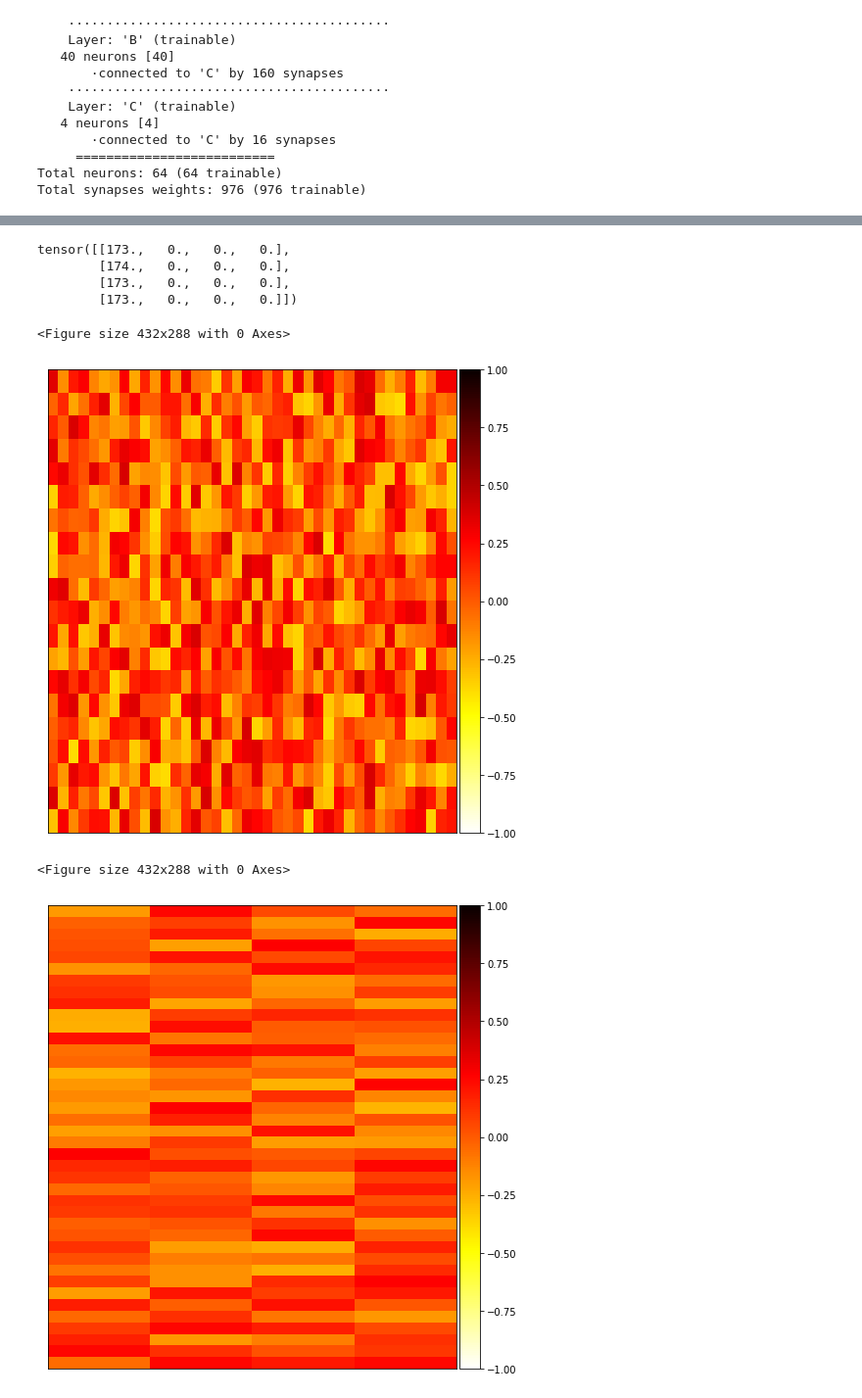
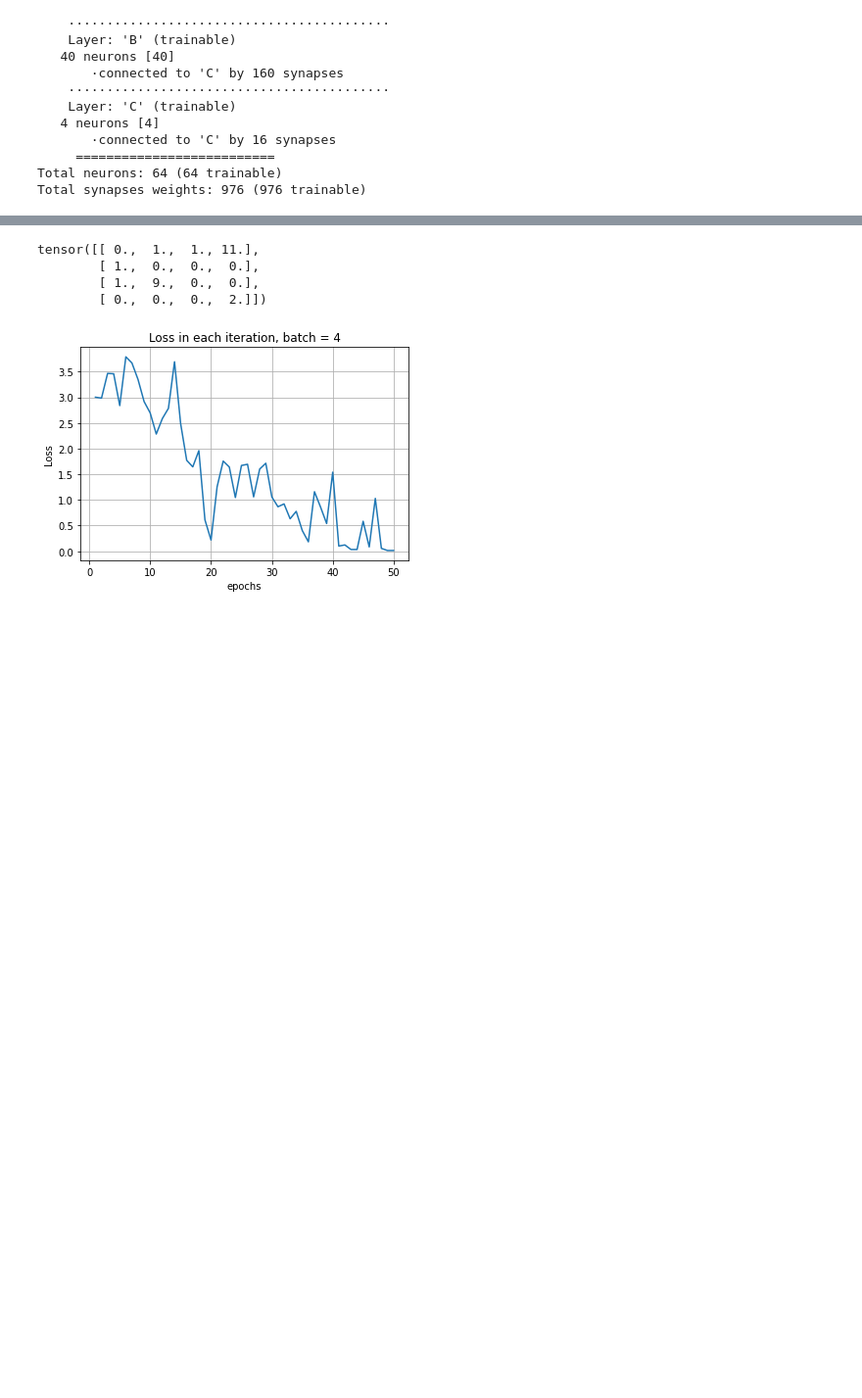
Before and after one commit to aravsi77/spiking_neural_network_thesis, a Jupyter notebook: test_bindsnet_simulation.ipynb, the cells around one changed output, grey strips where cells are left out. Shown at 98% size. Saved outputs shown, nothing was run; the diff lists cells and outputs as text; code cells hidden in the pictures; blank space fills up the shorter version.

```diff
--- a/test_bindsnet_simulation.ipynb
+++ b/test_bindsnet_simulation.ipynb
@@ -219,12 +276,12 @@ time = 350 #in millisecond
 batch = 4 #batch size
 decay_time = 150 #wait till the membrane voltage to decay
 #other parameters according Lee et.al(2016)
-alpha = [10 ,3]
+alpha = [8 ,2]
 beta  = 10
 lamda = 0.002
 rho   = 0.0001
-eta_w  = 0.002        #learning rate for synaptic weight
-eta_th = 0.1 * eta_w  #learning rate for voltage threshold
+eta_w  = 0.02        #learning rate for synaptic weight
+eta_th = 1 * eta_w  #learning rate for voltage threshold
 T_ref = 1               #refractory period
 t_mp  = 20            #decay time
 v_rest = -65          #default neuron rest voltage
@@ -294,8 +351,8 @@ network.add_connection(
 recurrent_connection = Connection(
     source = target_layer,
     target= target_layer,
-    w = 0.001 * (torch.eye(target_layer.n)-1),
-    #w = 0.4 * (torch.eye(target_layer.n)-1),
+    #w = 0.001 * (torch.eye(target_layer.n)-1),
+    w = 0.6 * (torch.eye(target_layer.n)-1),
 )
 
 network.add_connection(
@@ -400,7 +457,7 @@ tensor([[-3.8688e-01,  1.7968e-01, -6.1006e-03,  1.6757e-01, -9.9369e-02,
 #input_data= encoding.poisson(datum=input_rates, time=time * batch)  # Encode input as time ms Poisson spike trains.
 #inputs = {"A":input_data}
 
-spike_rate = 350 #maximum spike rate in hz
+spike_rate = 250 #maximum spike rate in hz
 input_data = torch.zeros(time * batch , nodes[0])
 for j in range(batch):
     input_rates = spike_rate * torch.rand(source_layer.n)
@@ -444,6 +505,9 @@ L = torch.zeros(epochs) #store in the vector
 l = torch.zeros(batch)
 plot_train = False
 y_pred = torch.zeros(batch,nodes[2])
+
+dt = torch.linspace(0,time-1,time) #the time axis
+ref_spike = torch.exp(-dt/t_mp)
 
 for i in range(epochs): #loop for each epoch
     for j in range(batch): #loop for each training sample in a batch
@@ -475,6 +539,8 @@ for i in range(epochs): #loop for each epoch
 
         a_hidden = spikes["B"].squeeze().float() #get the spike activity at the hidden layer
         a_out    = spikes["C"].squeeze().float() #get the spike activity at the output layer
+        #a_hidden  = voltages["B"].squeeze() #get the spike voltage activity at the hidden layer
+        #a_out = voltages["C"].squeeze() #get the spike voltage activity at the output layer
 
         #save the spike activity value
         y_pred[j,:] = torch.sum(a_out,dim=0)
@@ -482,18 +548,18 @@ for i in range(epochs): #loop for each epoch
         print(torch.sum(a_out,dim=0)) #print the spike's output activity
         #print(torch.sum(a_hidden,dim=0)) #print the spike's hidden activity
 
-        x_hidden = input_data
+        x_hidden = inputs["A"].squeeze()#input_data
         x_out    = a_hidden
 
         #2. calculate and keep track the loss
-        if (batch==1): #if the only one training sample
+        if (batch==1): #if the only one training sample used
             l[j] = loss_output(y,a_out)       #y[j,:]
 
-            delta_i_out    =  error_backprop_out(y,a_out)#y[j,:]
+            delta_i_out    =  error_backprop_out(network,y,a_out)#y[j,:]
         else: #multiple training sample in  a batch
             l[j] = loss_output(y[j,:],a_out)
 
-            delta_i_out    =  error_backprop_out(y[j,:],a_out)
+            delta_i_out    =  error_backprop_out(network,y[j,:],a_out)
 
         #3.propagate the error backprop
 
@@ -503,7 +569,7 @@ for i in range(epochs): #loop for each epoch
         #print(delta_i_hid)
 
         #4.update the paramaters (weight & threshold)
-        update_params(network,eta_w,eta_th,delta_i_out,delta_i_hid,a_out,a_hidden,x_out,x_hidden)
+        update_params(network,eta_w,eta_th,delta_i_out,delta_i_hid,a_out,a_hidden,x_out,x_hidden,ref_spike,t_mp,time)
         #print the weight
         #print(forward_connection2.w)
         #print(network.layers["B"].thresh)
@@ -580,27 +646,22 @@ for j in range(batch):
     a_out    = target_monitor.get("s").squeeze().float()
     y_pred_run[j] = torch.sum(a_out,dim=0)
     #reset state variables
-    #network.layers["C"].reset_state_variables()
-    #network.layers["B"].reset_state_variables()
+    network.layers["C"].reset_state_variables()
+    network.layers["B"].reset_state_variables()
 print(y_pred_run)
 # %% [output]
-tensor([[173.,   0.,   0.,   0.],
-        [174.,   0.,   0.,   0.],
-        [173.,   0.,   0.,   0.],
-        [173.,   0.,   0.,   0.]])
+tensor([[ 0.,  1.,  1., 11.],
+        [ 1.,  0.,  0.,  0.],
+        [ 1.,  9.,  0.,  0.],
+        [ 0.,  0.,  0.,  2.]])
 # %%
 x_ax = np.linspace(1,len(L),len(L))
-plt.figure(figsize=[10,6])
+plt.figure()
 plt.plot(x_ax,L)
 plt.title("Loss in each iteration, batch = %s"%batch)
-#plt.text(0.5,1.5,'batch size = %s'%batch)
-
 plt.ylabel("Loss",)
 plt.xlabel("epochs")
 plt.grid(True)
 plt.show()
 # %% [output]
-<Figure size 432x288 with 0 Axes>
-[figure, old version]
+[figure, new version]
-<Figure size 432x288 with 0 Axes>
-[figure, removed]
```
Also changed, not shown: parts of 13 cells of this notebook.
